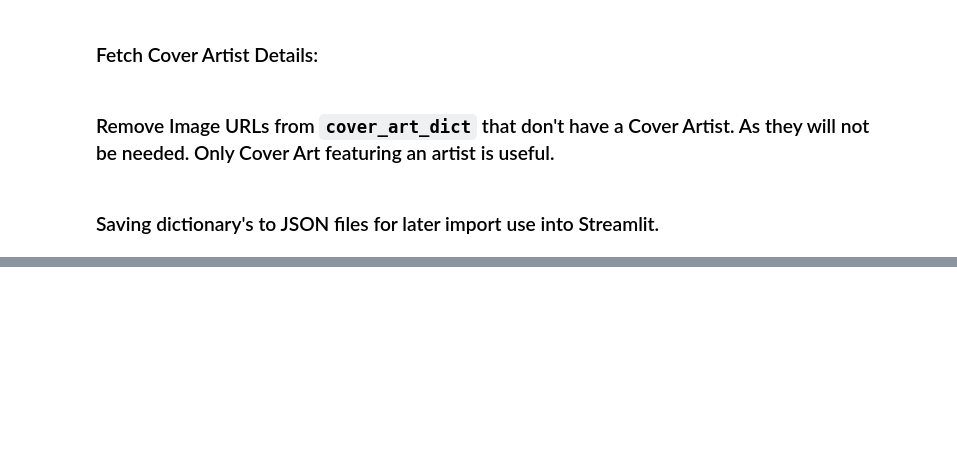
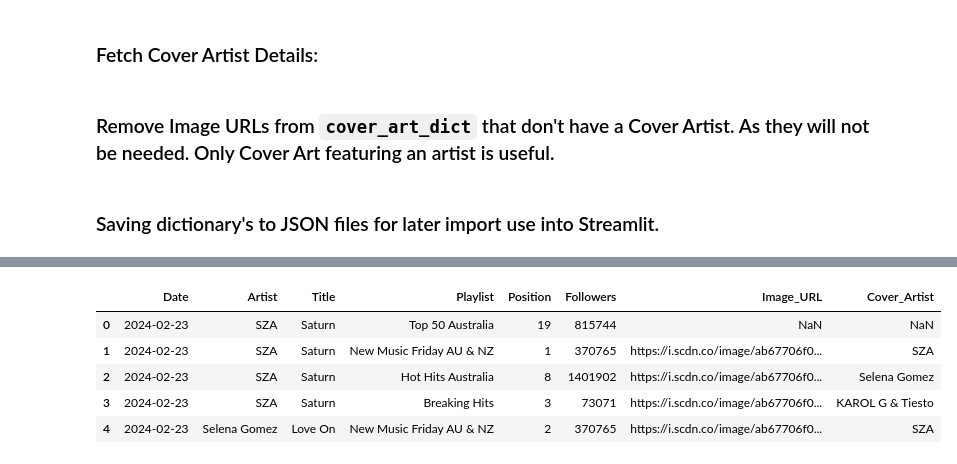
Before and after one commit to amcl11/spotify_au_release_app, a Jupyter notebook: data_check.ipynb, the cells around one changed output, grey strips where cells are left out. Saved outputs shown, nothing was run; the diff lists cells and outputs as text; code cells hidden in the pictures; blank space fills up the shorter version.

```diff
--- a/data_check.ipynb
+++ b/data_check.ipynb
@@ -294,0 +303,20 @@ with open('cover_art_data.json', 'w') as f:
+# %%
+# The path to the JSON file
+json_file_path = 'cover_art_data.json'
+
+# Function to load the JSON file into a DataFrame
+def load_json_to_dataframe(file_path):
+    with open(file_path, 'r') as file:
+        data = json.load(file)
+
+    # Transform the nested dictionaries into a pandas DataFrame
+    dataframe = pd.DataFrame({
+        'Playlist': list(data['filtered_cover_art_dict'].keys()),
+        'Cover Art URL': list(data['filtered_cover_art_dict'].values()),
+        'Featured Artist': list(data['cover_artist_dict'].values())
+    })
+
+    return dataframe
+
+# Call the function with the JSON file path when you want to create the DataFrame
+cover_info_df = load_json_to_dataframe(json_file_path)
@@ -294,0 +332,3 @@ with open('cover_art_data.json', 'w') as f:
+# %%
+date_to_add = datetime.strptime('2024-02-23', '%Y-%m-%d')
+cover_info_df.insert(0, 'Date', date_to_add)
@@ -294,0 +353,3 @@ with open('cover_art_data.json', 'w') as f:
+# %%
+date_to_add = datetime.strptime('2024-02-23', '%Y-%m-%d')
+df.insert(0, 'Date', date_to_add)
@@ -294,0 +381,12 @@ with open('cover_art_data.json', 'w') as f:
+# %%
+# Performing an inner join on 'Date' and 'Playlist'
+merged_df = pd.merge(df, cover_info_df, on=['Date', 'Playlist'], how='left')
+# %%
+merged_df.head()
+# %% [output]
+|  | Date | Artist | Title | Playlist | Position | Followers | Image_URL | Cover_Artist |
+| 0 | 2024-02-23 | SZA | Saturn | Top 50 Australia | 19 | 815744 | NaN | NaN |
+| 1 | 2024-02-23 | SZA | Saturn | New Music Friday AU & NZ | 1 | 370765 | https://i.scdn.co/image/ab67706f0... | SZA |
+| 2 | 2024-02-23 | SZA | Saturn | Hot Hits Australia | 8 | 1401902 | https://i.scdn.co/image/ab67706f0... | Selena Gomez |
+| 3 | 2024-02-23 | SZA | Saturn | Breaking Hits | 3 | 73071 | https://i.scdn.co/image/ab67706f0... | KAROL G & Tiesto |
+| 4 | 2024-02-23 | Selena Gomez | Love On | New Music Friday AU & NZ | 2 | 370765 | https://i.scdn.co/image/ab67706f0... | SZA |
```
Also changed, not shown: parts of 15 cells of this notebook, 11 other files.
